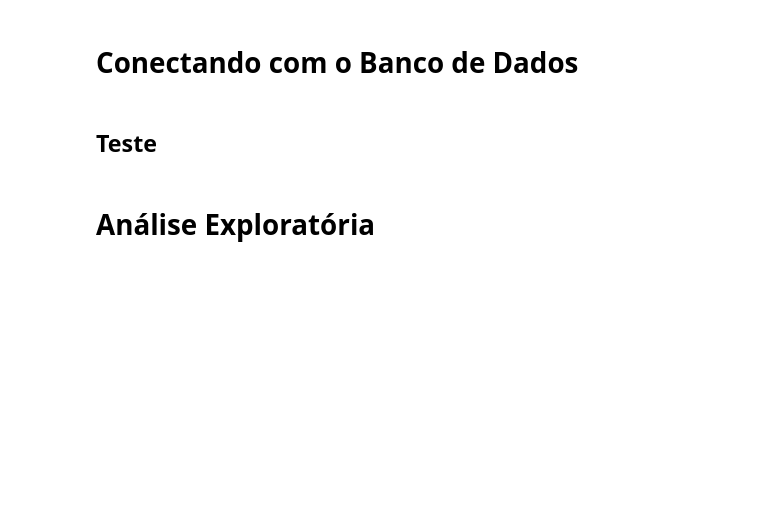
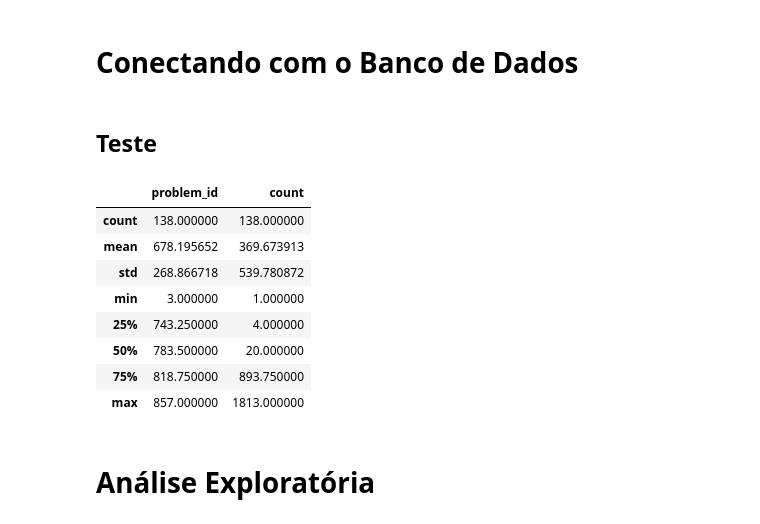
Before and after one commit to MachineTeachingEdu/overcode, a Jupyter notebook: exploring_mt_data.ipynb, the cells around one changed output. Saved outputs shown, nothing was run; the diff lists cells and outputs as text; code cells hidden in the pictures; blank space fills up the shorter version.

```diff
--- a/exploring_mt_data.ipynb
+++ b/exploring_mt_data.ipynb
@@ -17,19 +17,29 @@ connection = psycopg2.connect(**db_params)
 # %%
 import pandas as pd
 
-n = 1000
+n = 0
 
 # SQL query
 sql_query = f"""SELECT problem_id, COUNT(DISTINCT user_id)
                 FROM questions_userlog
                 GROUP BY problem_id
                 HAVING COUNT(DISTINCT user_id) >= {n};"""
 
 # Load data into a Pandas dataframe
 df = pd.read_sql_query(sql_query, connection)
 
 # Take a look at the data
 df.describe()
+# %% [output]
+|  | problem_id | count |
+| count | 138.000000 | 138.000000 |
+| mean | 678.195652 | 369.673913 |
+| std | 268.866718 | 539.780872 |
+| min | 3.000000 | 1.000000 |
+| 25% | 743.250000 | 4.000000 |
+| 50% | 783.500000 | 20.000000 |
+| 75% | 818.750000 | 893.750000 |
+| max | 857.000000 | 1813.000000 |
 # %% [markdown]
 # Análise Exploratória
 # %% [markdown]
```
Also changed, not shown: parts of 13 cells of this notebook, 1 other file.
